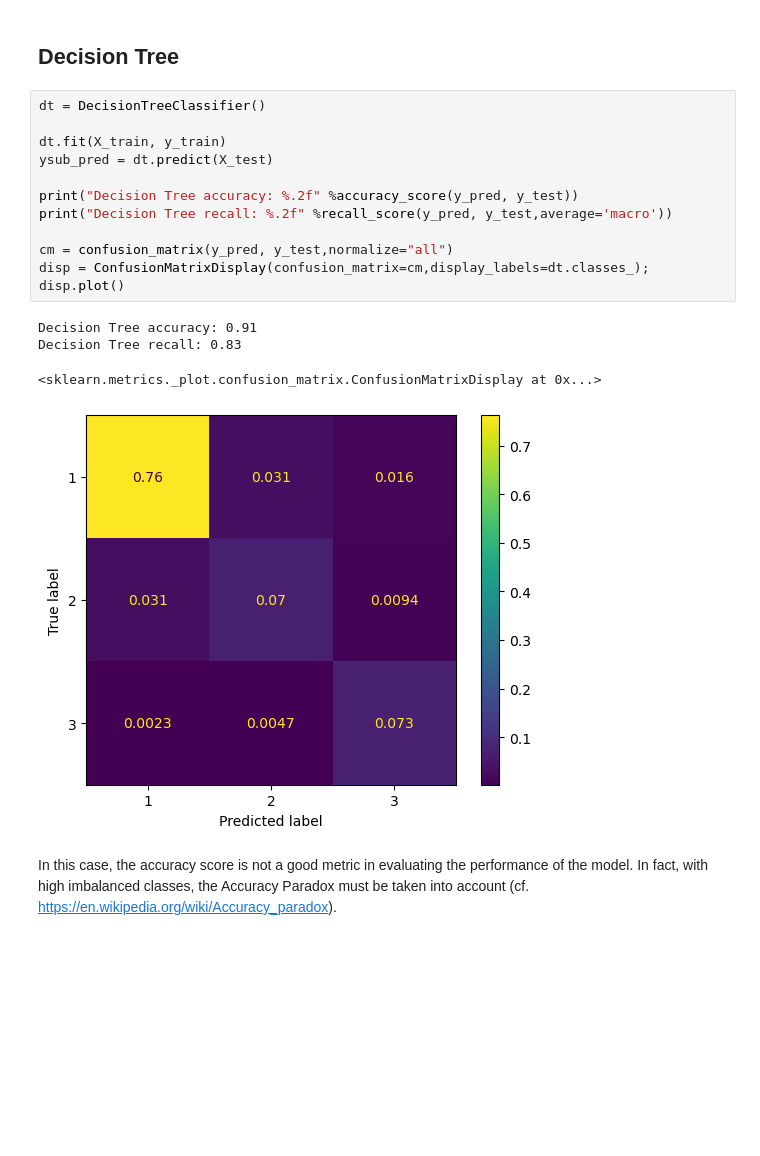
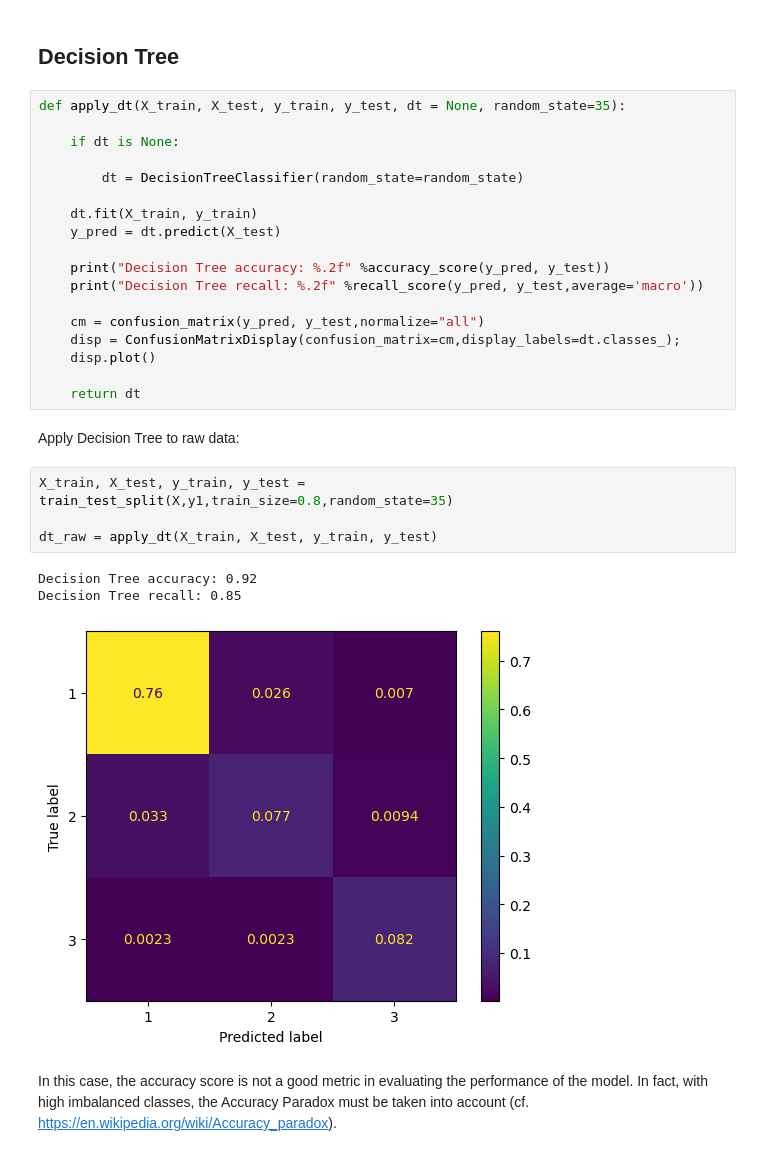
Before and after one commit to LaerteAdami/CW_Intro_AI, a Jupyter notebook: notebooks/notebook_first_analysis.ipynb, the cells around one changed output. Cells and saved outputs as stored; diff of their text form; blank space fills up the shorter version.

```diff
--- a/notebooks/notebook_first_analysis.ipynb
+++ b/notebooks/notebook_first_analysis.ipynb
@@ -344,22 +307,33 @@ X_sub = f_sub.drop(labels="NSP",axis=1)
 # %% [markdown]
 ## Decision Tree
 # %%
-dt = DecisionTreeClassifier()
+def apply_dt(X_train, X_test, y_train, y_test, dt = None, random_state=35):
 
-dt.fit(X_train, y_train)
-ysub_pred = dt.predict(X_test)
+    if dt is None:
 
-print("Decision Tree accuracy: %.2f" %accuracy_score(y_pred, y_test))
-print("Decision Tree recall: %.2f" %recall_score(y_pred, y_test,average='macro'))
+        dt = DecisionTreeClassifier(random_state=random_state)
 
-cm = confusion_matrix(y_pred, y_test,normalize="all")
-disp = ConfusionMatrixDisplay(confusion_matrix=cm,display_labels=dt.classes_);
-disp.plot()
+    dt.fit(X_train, y_train)
+    y_pred = dt.predict(X_test)
+
+    print("Decision Tree accuracy: %.2f" %accuracy_score(y_pred, y_test))
+    print("Decision Tree recall: %.2f" %recall_score(y_pred, y_test,average='macro'))
+
+    cm = confusion_matrix(y_pred, y_test,normalize="all")
+    disp = ConfusionMatrixDisplay(confusion_matrix=cm,display_labels=dt.classes_);
+    disp.plot()
+
+    return dt
-# %% [output]
-Decision Tree accuracy: 0.91
-Decision Tree recall: 0.83
-<sklearn.metrics._plot.confusion_matrix.ConfusionMatrixDisplay at 0x...>
-[figure, removed]
+# %% [markdown]
+Apply Decision Tree to raw data:
+# %%
+X_train, X_test, y_train, y_test = train_test_split(X,y1,train_size=0.8,random_state=35)
+
+dt_raw = apply_dt(X_train, X_test, y_train, y_test)
+# %% [output]
+Decision Tree accuracy: 0.92
+Decision Tree recall: 0.85
+[figure, added]
 # %% [markdown]
 In this case, the accuracy score is not a good metric in evaluating the performance of the model. In fact, with high imbalanced classes, the Accuracy Paradox must be taken into account (cf. https://en.wikipedia.org/wiki/Accuracy_paradox).
 # %% [markdown]
```
Also changed, not shown: parts of 27 cells of this notebook, 1 other file.
